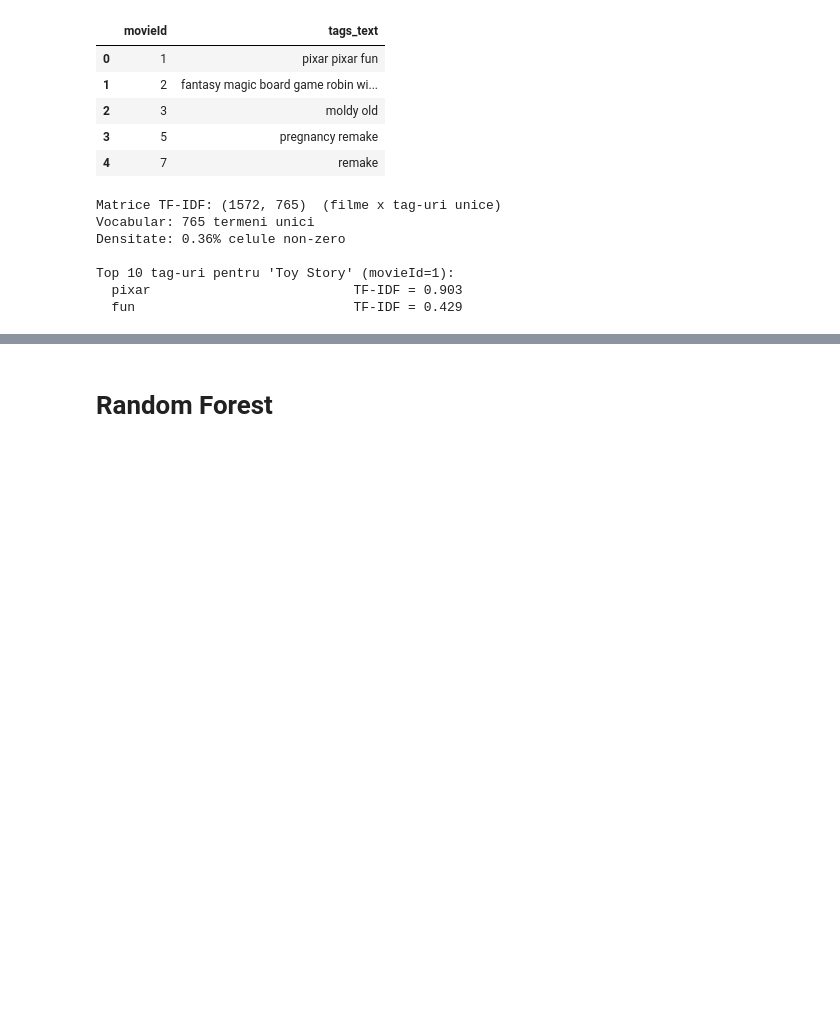
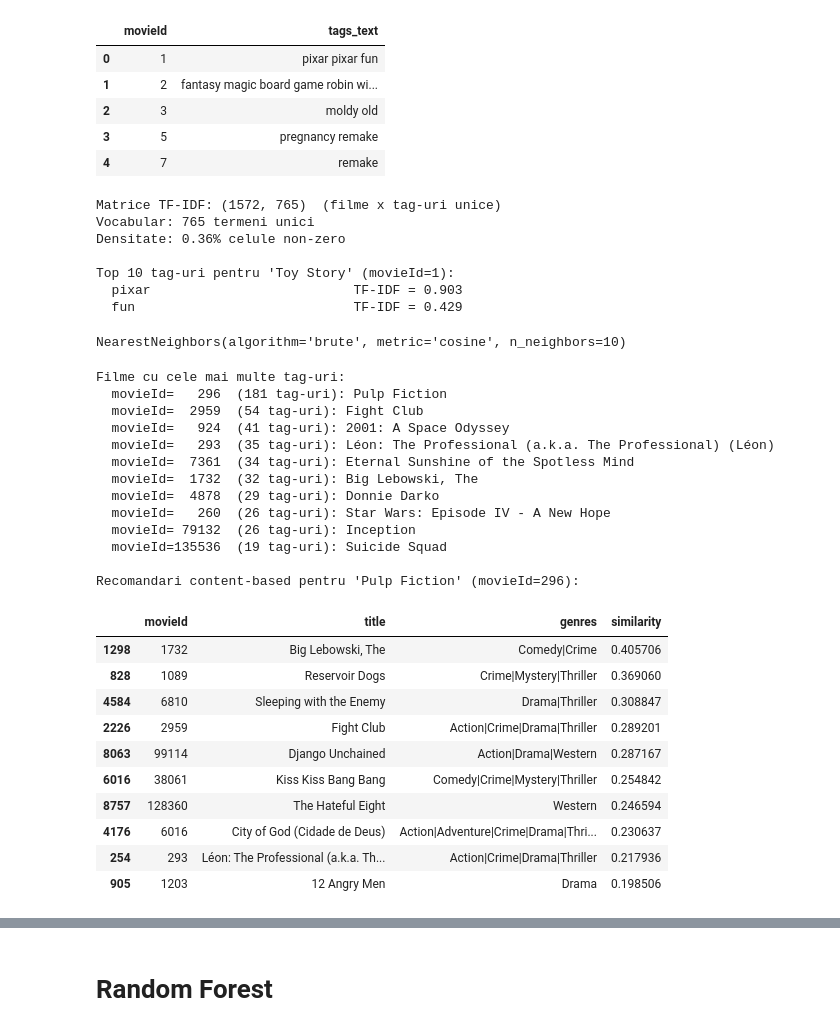
Before and after one commit to Alexandorel/ML-Product-Recommendation, a Jupyter notebook: src/python.ipynb, the cells around one changed output, grey strips where cells are left out. Saved outputs shown, nothing was run; the diff lists cells and outputs as text; code cells hidden in the pictures; blank space fills up the shorter version.

```diff
--- a/src/python.ipynb
+++ b/src/python.ipynb
@@ -708,3 +708,66 @@ Densitate: 0.36% celule non-zero
 Top 10 tag-uri pentru 'Toy Story' (movieId=1):
   pixar                          TF-IDF = 0.903
   fun                            TF-IDF = 0.429
+# %%
+# Content-based k-NN: cosine similarity pe vectorii TF-IDF
+content_knn = NearestNeighbors(metric='cosine', algorithm='brute', n_neighbors=10)
+content_knn.fit(tfidf_matrix)
+# %% [output]
+NearestNeighbors(algorithm='brute', metric='cosine', n_neighbors=10)
+# %%
+def recommend_by_tags(movie_id, n=10):
+    """Recomanda top N filme similare pe baza tag-urilor (content-based k-NN)."""
+    if movie_id not in movie_tags['movieId'].values:
+        print(f"Filmul {movie_id} nu are tag-uri in dataset")
+        return None
+
+    idx = movie_tags.index[movie_tags['movieId'] == movie_id][0]
+    distances, indices = content_knn.kneighbors(tfidf_matrix[idx], n_neighbors=n + 1)
+
+    # Exclud filmul insusi (primul vecin, distanta 0)
+    similar_ids = movie_tags.iloc[indices[0][1:]]['movieId'].values
+    similarities = 1 - distances[0][1:]
+
+    result = movies[movies['movieId'].isin(similar_ids)][['movieId', 'title', 'genres']].copy()
+    result['similarity'] = result['movieId'].map(dict(zip(similar_ids, similarities)))
+    return result.sort_values('similarity', ascending=False)
+
+
+# Top filme dupa numar de tag-uri (candidati buni pentru test)
+top_tagged = tags.groupby('movieId').size().nlargest(10)
+print("Filme cu cele mai multe tag-uri:")
+for mid, cnt in top_tagged.items():
+    title = movies[movies['movieId'] == mid]['title'].values[0]
+    print(f"  movieId={mid:>6}  ({cnt} tag-uri): {title}")
+
+# Test: alegem filmul cu cele mai multe tag-uri
+test_movie_id = top_tagged.index[0]
+test_title = movies[movies['movieId'] == test_movie_id]['title'].values[0]
+
+print(f"\nRecomandari content-based pentru '{test_title}' (movieId={test_movie_id}):")
+display(recommend_by_tags(test_movie_id, n=10))
+# %% [output]
+Filme cu cele mai multe tag-uri:
+  movieId=   296  (181 tag-uri): Pulp Fiction
+  movieId=  2959  (54 tag-uri): Fight Club
+  movieId=   924  (41 tag-uri): 2001: A Space Odyssey
+  movieId=   293  (35 tag-uri): Léon: The Professional (a.k.a. The Professional) (Léon)
+  movieId=  7361  (34 tag-uri): Eternal Sunshine of the Spotless Mind
+  movieId=  1732  (32 tag-uri): Big Lebowski, The
+  movieId=  4878  (29 tag-uri): Donnie Darko
+  movieId=   260  (26 tag-uri): Star Wars: Episode IV - A New Hope
+  movieId= 79132  (26 tag-uri): Inception
+  movieId=135536  (19 tag-uri): Suicide Squad
+
+Recomandari content-based pentru 'Pulp Fiction' (movieId=296):
+|  | movieId | title | genres | similarity |
+| 1298 | 1732 | Big Lebowski, The | Comedy|Crime | 0.405706 |
+| 828 | 1089 | Reservoir Dogs | Crime|Mystery|Thriller | 0.369060 |
+| 4584 | 6810 | Sleeping with the Enemy | Drama|Thriller | 0.308847 |
+| 2226 | 2959 | Fight Club | Action|Crime|Drama|Thriller | 0.289201 |
+| 8063 | 99114 | Django Unchained | Action|Drama|Western | 0.287167 |
+| 6016 | 38061 | Kiss Kiss Bang Bang | Comedy|Crime|Mystery|Thriller | 0.254842 |
+| 8757 | 128360 | The Hateful Eight | Western | 0.246594 |
+| 4176 | 6016 | City of God (Cidade de Deus) | Action|Adventure|Crime|Drama|Thri... | 0.230637 |
+| 254 | 293 | Léon: The Professional (a.k.a. Th... | Action|Crime|Drama|Thriller | 0.217936 |
+| 905 | 1203 | 12 Angry Men | Drama | 0.198506 |
```
Also changed, not shown: parts of 2 cells of this notebook.
